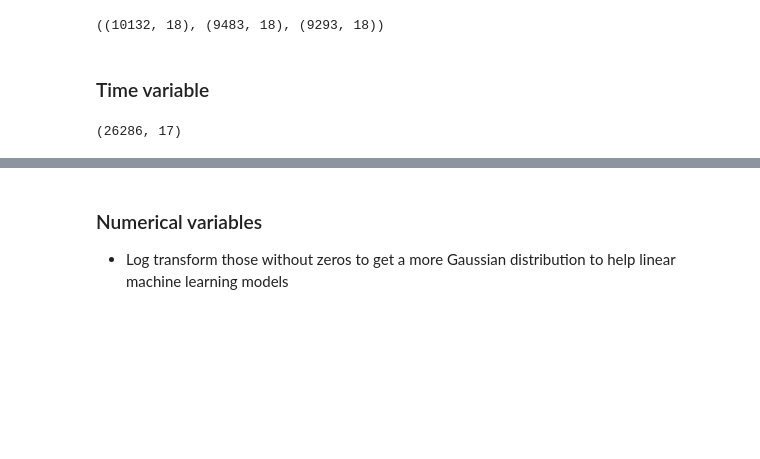
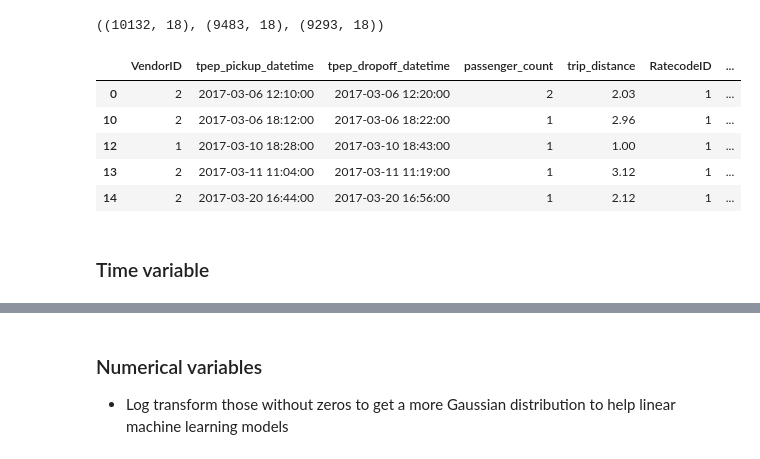
Before and after one commit to elliotgunn/nyc-taxi-trips, a Jupyter notebook: notebooks/feature_engineering.ipynb, the cells around one changed output, grey strips where cells are left out. Saved outputs shown, nothing was run; the diff lists cells and outputs as text; code cells hidden in the pictures; blank space fills up the shorter version.

```diff
--- a/notebooks/feature_engineering.ipynb
+++ b/notebooks/feature_engineering.ipynb
@@ -116,6 +116,15 @@ train = train[train.tpep_dropoff_datetime < pd.to_datetime('2017-06-01')]
 train.shape, val.shape, test.shape
 # %% [output]
 ((10132, 18), (9483, 18), (9293, 18))
+# %%
+train.head()
+# %% [output]
+|  | VendorID | tpep_pickup_datetime | tpep_dropoff_datetime | passenger_count | trip_distance | RatecodeID | ... |
+| 0 | 2 | 2017-03-06 12:10:00 | 2017-03-06 12:20:00 | 2 | 2.03 | 1 | ... |
+| 10 | 2 | 2017-03-06 18:12:00 | 2017-03-06 18:22:00 | 1 | 2.96 | 1 | ... |
+| 12 | 1 | 2017-03-10 18:28:00 | 2017-03-10 18:43:00 | 1 | 1.00 | 1 | ... |
+| 13 | 2 | 2017-03-11 11:04:00 | 2017-03-11 11:19:00 | 1 | 3.12 | 1 | ... |
+| 14 | 2 | 2017-03-20 16:44:00 | 2017-03-20 16:56:00 | 1 | 2.12 | 1 | ... |
 # %% [markdown]
 ### Time variable
 # %%
@@ -145,4 +147,0 @@ X_test = trip_time(X_test, 'tpep_pickup_datetime', 'tpep_dropoff_datetime')
-# %%
-X_train.shape
-# %% [output]
-(26286, 17)
```
Also changed, not shown: parts of 6 cells of this notebook.
